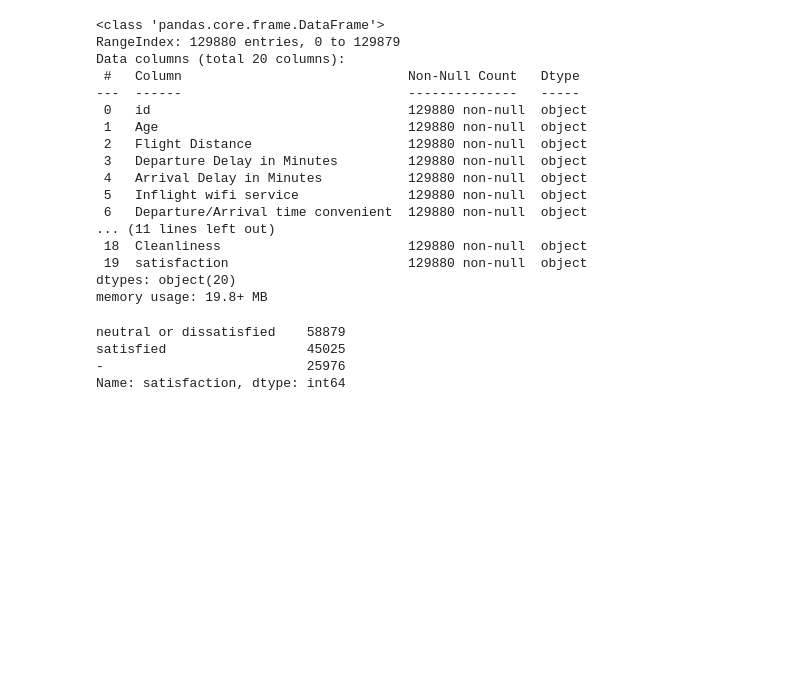
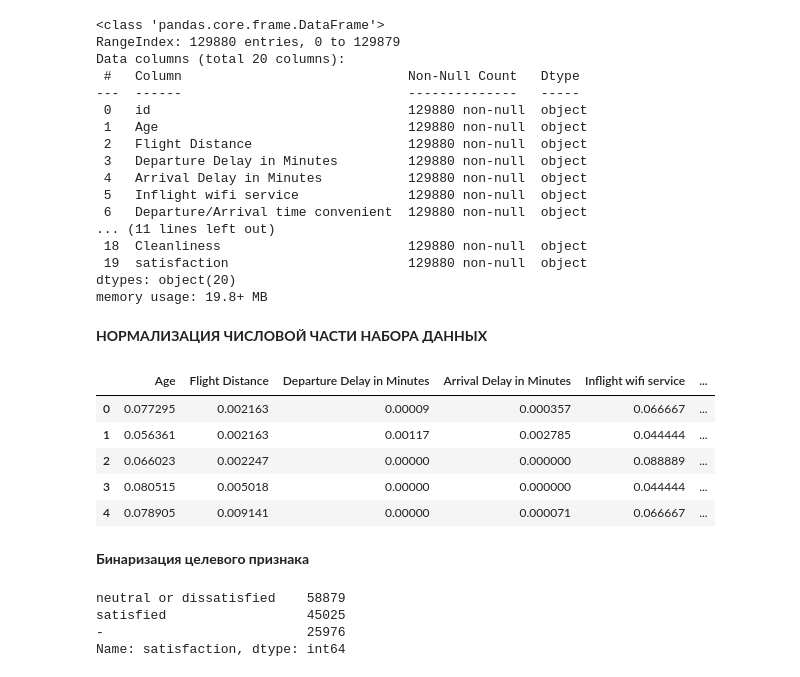
Before and after one commit to Bul-An/MLCours, a Jupyter notebook: ML_BAA.ipynb, the cells around one changed output. Cells and saved outputs as stored; diff of their text form; code cells hidden in the pictures; blank space fills up the shorter version.

```diff
--- a/ML_BAA.ipynb
+++ b/ML_BAA.ipynb
@@ -502,3 +498,24 @@ df_num.to_csv('Clients_num_clean.csv')
+# %% [markdown]
+**НОРМАЛИЗАЦИЯ ЧИСЛОВОЙ ЧАСТИ НАБОРА ДАННЫХ**
+# %%
+df_num.drop(columns=['id', 'satisfaction'], inplace=True)
+# %%
+from sklearn.preprocessing import MinMaxScaler
+
+ss = MinMaxScaler()
+ss.fit(df_num)
+
+df_num_scale = pd.DataFrame(ss.transform(df_num), columns=df_num.columns)
+df_num_scale.head()
+# %% [output]
+|  | Age | Flight Distance | Departure Delay in Minutes | Arrival Delay in Minutes | Inflight wifi service | ... |
+| 0 | 0.077295 | 0.002163 | 0.00009 | 0.000357 | 0.066667 | ... |
+| 1 | 0.056361 | 0.002163 | 0.00117 | 0.002785 | 0.044444 | ... |
+| 2 | 0.066023 | 0.002247 | 0.00000 | 0.000000 | 0.088889 | ... |
+| 3 | 0.080515 | 0.005018 | 0.00000 | 0.000000 | 0.044444 | ... |
+| 4 | 0.078905 | 0.009141 | 0.00000 | 0.000071 | 0.066667 | ... |
+# %% [markdown]
+**Бинаризация целевого признака**
 # %%
 df['satisfaction'].value_counts(dropna=False)
 # %% [output]
```
Also changed, not shown: parts of 34 cells of this notebook.
